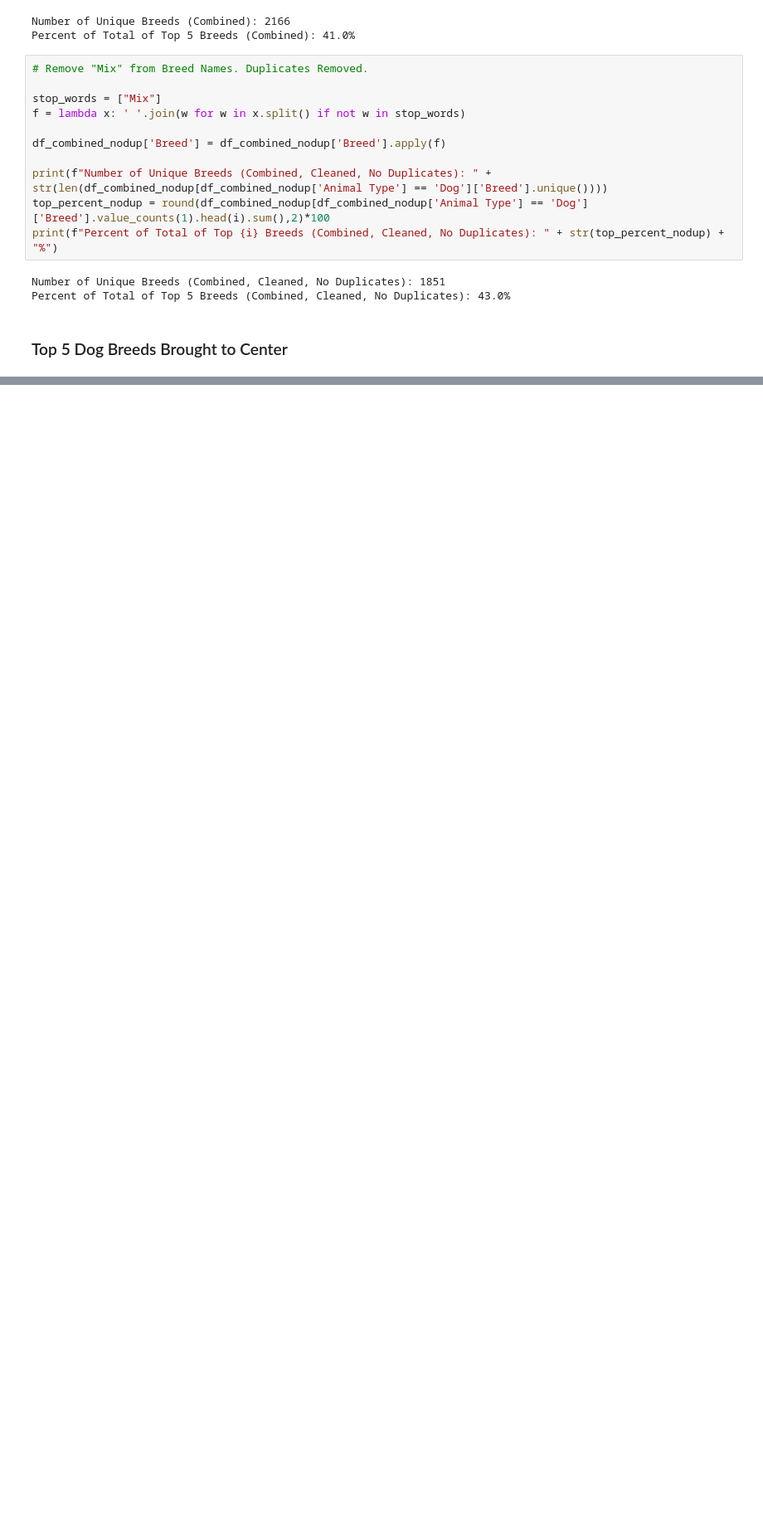
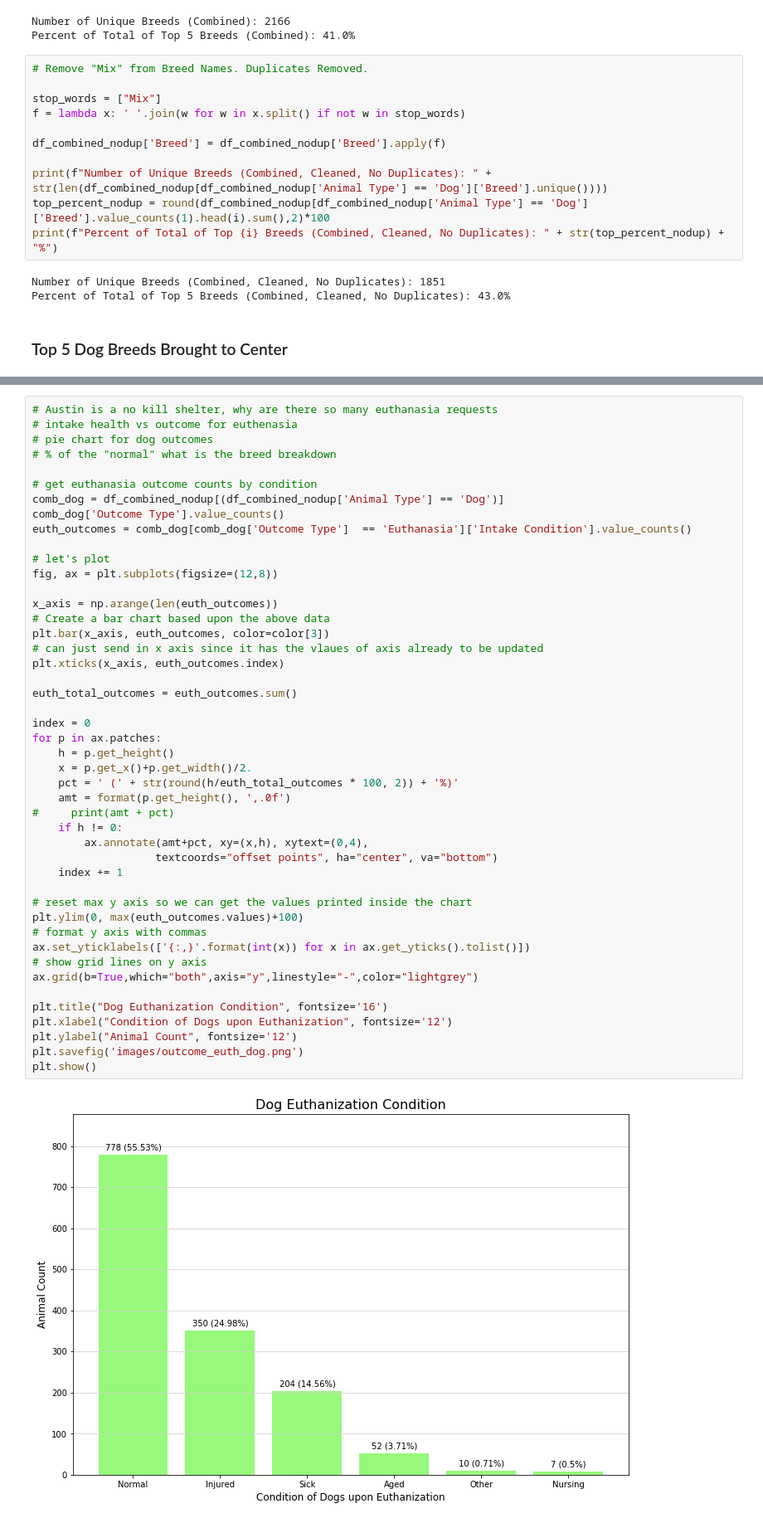
Before and after one commit to akoldeway/austin-animal-center-analysis, a Jupyter notebook: Sarah.ipynb, the cells around one changed output, grey strips where cells are left out. Shown at 83% size. Cells and saved outputs as stored; diff of their text form; blank space fills up the shorter version.

```diff
--- a/Sarah.ipynb
+++ b/Sarah.ipynb
@@ -197,0 +136,48 @@ Name: Intake Condition, dtype: int64
+# %%
+# Austin is a no kill shelter, why are there so many euthanasia requests
+# intake health vs outcome for euthenasia
+# pie chart for dog outcomes
+# % of the "normal" what is the breed breakdown
+
+# get euthanasia outcome counts by condition
+comb_dog = df_combined_nodup[(df_combined_nodup['Animal Type'] == 'Dog')]
+comb_dog['Outcome Type'].value_counts()
+euth_outcomes = comb_dog[comb_dog['Outcome Type']  == 'Euthanasia']['Intake Condition'].value_counts()
+
+# let's plot
+fig, ax = plt.subplots(figsize=(12,8))
+
+x_axis = np.arange(len(euth_outcomes))
+# Create a bar chart based upon the above data
+plt.bar(x_axis, euth_outcomes, color=color[3])
+# can just send in x axis since it has the vlaues of axis already to be updated
+plt.xticks(x_axis, euth_outcomes.index)
+
+euth_total_outcomes = euth_outcomes.sum()
+
+index = 0
+for p in ax.patches:
+    h = p.get_height()
+    x = p.get_x()+p.get_width()/2.
+    pct = ' (' + str(round(h/euth_total_outcomes * 100, 2)) + '%)'
+    amt = format(p.get_height(), ',.0f')
+#     print(amt + pct)
+    if h != 0:
+        ax.annotate(amt+pct, xy=(x,h), xytext=(0,4),
+                   textcoords="offset points", ha="center", va="bottom")
+    index += 1
+
+# reset max y axis so we can get the values printed inside the chart
+plt.ylim(0, max(euth_outcomes.values)+100)
+# format y axis with commas
+ax.set_yticklabels(['{:,}'.format(int(x)) for x in ax.get_yticks().tolist()])
+# show grid lines on y axis
+ax.grid(b=True,which="both",axis="y",linestyle="-",color="lightgrey")
+
+plt.title("Dog Euthanization Condition", fontsize='16')
+plt.xlabel("Condition of Dogs upon Euthanization", fontsize='12')
+plt.ylabel("Animal Count", fontsize='12')
+plt.savefig('images/outcome_euth_dog.png')
+plt.show()
+# %% [output]
+[figure, added]
```
Also changed, not shown: parts of 16 cells of this notebook, 16 other files.
